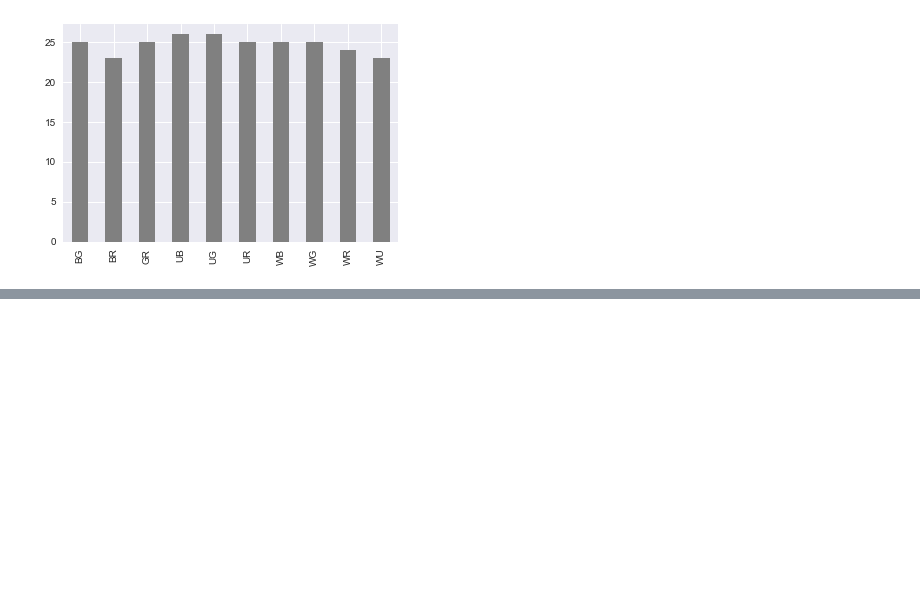
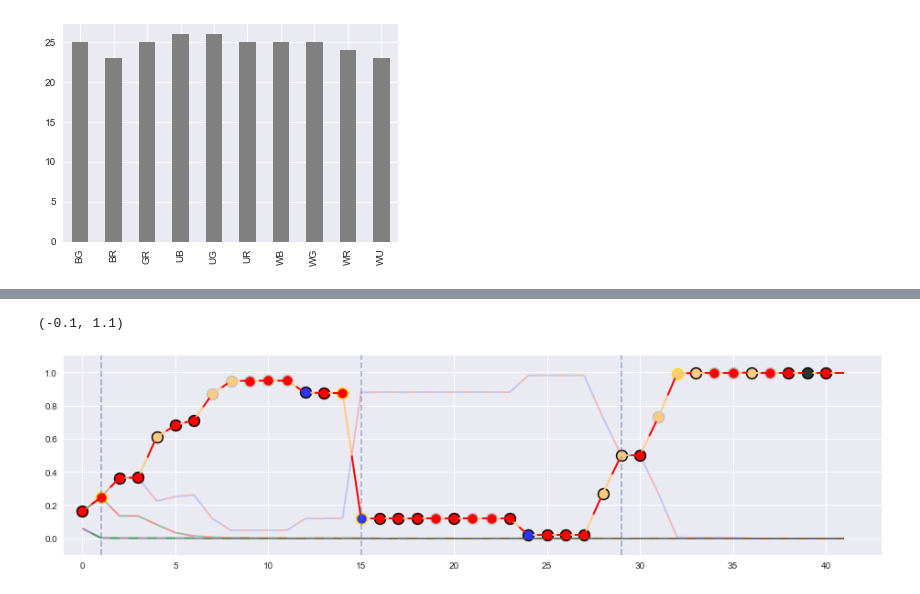
Before and after one commit to madrury/mtg-draftbot, a Jupyter notebook: draft-experiments.ipynb, the cells around one changed output, grey strips where cells are left out. Saved outputs shown, nothing was run; the diff lists cells and outputs as text; code cells hidden in the pictures; blank space fills up the shorter version.

Commit message:
Mid updating plotting code to work with new framework.

```diff
--- a/draft-experiments.ipynb
+++ b/draft-experiments.ipynb
@@ -90,17 +121,9 @@ def plot_multi_color_dot(ax, x, y, colors, s=100):
 # %%
-def softmax(df):
-    return pd.DataFrame(
-         np.exp(df).values / np.exp(df).sum(axis=1).values.reshape(-1, 1),
-         columns=df.columns)
-
-def normalize(df):
-    return pd.DataFrame(
-        df.values / df.sum(axis=1).values.reshape(-1, 1),
-        columns=df.columns)
-
-def plot_history_lines(ax, history, normalization_function=softmax, winning_archytype=None):
-    history_df = normalization_function(pd.DataFrame(history))
-
+def plot_history_lines(ax,
+                       history_df,
+                       normalization_function=softmax,
+                       winning_archytype=None):
+    history_df = normalization_function(history_df)
     if not winning_archytype:
         winning_archytype = history_df.iloc[-1, :].idxmax()
     winning_history = history_df.loc[:, winning_archytype]
@@ -122,20 +145,23 @@ def plot_history_lines(ax, history, normalization_function=softmax, winning_arch
 
     return winning_archytype, winning_history
 
-def plot_drafter_history(ax, drafter, normalization_function=softmax):
+def plot_drafter_history(ax,
+                         history_df,
+                         cards_picked,
+                         normalization_function=softmax):
 
     winning_archytype, winning_history = plot_history_lines(
         ax,
-        drafter.archytype_preferences_history,
+        history_df,
         normalization_function=normalization_function)
 
-    card_rarities = [card['rarity'] for card in drafter.cards]
-    card_colors = [card['colorIdentity'] for card in drafter.cards]
+    card_rarities = [card_rarity_mapping[card] for card in cards_picked]
+    card_colors = [card_color_mapping[card] for card in cards_picked]
     dot_data = zip(
         card_colors,
         card_rarities,
-        winning_history.index.values + 1,
-        winning_history.values[1:])
+        winning_history.index.values,
+        winning_history.values[:-1])
     for pick_num, (color_pair, rarity, x, y) in enumerate(dot_data):
         ax.scatter(x, y, s=170, c=[rarity_color_mapping[rarity]])
         plot_color_identity_dot(ax, x, y, color_pair)
@@ -143,6 +169,18 @@ def plot_drafter_history(ax, drafter, normalization_function=softmax):
             ax.axvline(pick_num, linestyle='--', alpha=0.5)
 
     return winning_archytype, winning_history
+# %%
+fig, ax = plt.subplots(figsize=(16, 4))
+
+plot_drafter_history(ax,
+                     preferences_history_dfs[5],
+                     cards_picked[5],
+                     normalization_function=softmax)
+ax.set_xlim(-1, 43)
+ax.set_ylim(-0.1, 1.1)
+# %% [output]
+(-0.1, 1.1)
+[figure, added]
 # %%
 fig, axs = plt.subplots(8*2, 1, figsize=(16, 20*2))
 
```
Also changed, not shown: parts of 8 cells of this notebook.
